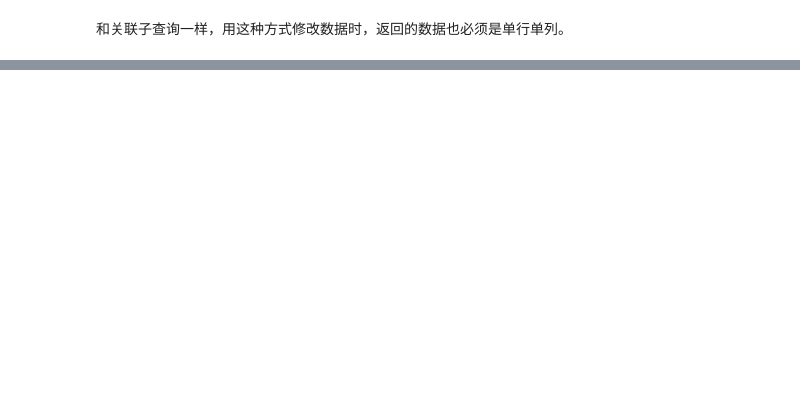
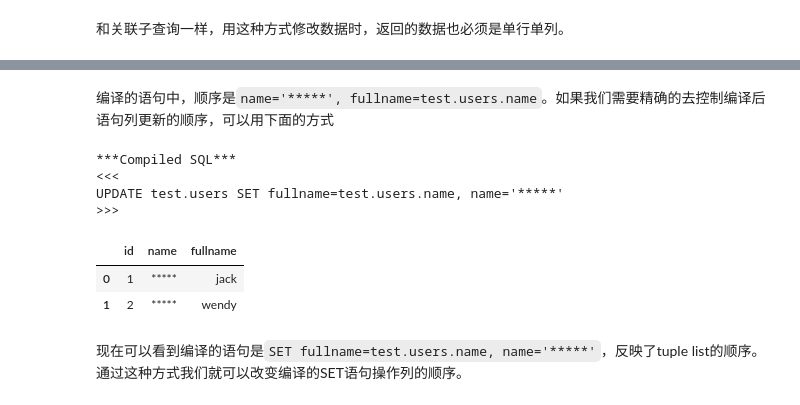
Before and after one commit to tade0726/jupyter_labs, a Jupyter notebook: exolution/0009_sqlalchemy_core/0010_sqlalchemy_intro_2.ipynb, the cells around one changed output, grey strips where cells are left out. Drawn from its saved outputs; the diff is of its cells as text; code cells hidden in the pictures; blank space fills up the shorter version.

````diff
--- a/exolution/0009_sqlalchemy/0010_sqlalchemy_intro_2.ipynb
+++ b/exolution/0009_sqlalchemy_core/0010_sqlalchemy_intro_2.ipynb
@@ -1441,0 +1331,31 @@ WHERE test.addresses.user_id = test.users.id GROUP BY test.addresses.user_id)
+# %% [markdown]
+编译的语句中，顺序是```name='*****', fullname=test.users.name```。如果我们需要精确的去控制编译后语句列更新的顺序，可以用下面的方式
+# %%
+users, addresses = reset_tables(engine)
+
+s = (
+    users
+    .update(preserve_parameter_order=True) #添加preserve_parameter_order=True
+    .values(   #使用tuple list定义列更新逻辑
+        [
+            (users.c.fullname,users.c.name),
+            (users.c.name,'*****'),
+        ]
+    )
+)
+
+engine.execute(s)
+
+print_sql(engine, s)
+
+display(get_table(engine,users))
+# %% [output]
+***Compiled SQL***
+<<<
+UPDATE test.users SET fullname=test.users.name, name='*****'
+>>>
+|  | id | name | fullname |
+| 0 | 1 | ***** | jack |
+| 1 | 2 | ***** | wendy |
+# %% [markdown]
+现在可以看到编译的语句是```SET fullname=test.users.name, name='*****'```，反映了tuple list的顺序。通过这种方式我们就可以改变编译的SET语句操作列的顺序。
````
Also changed, not shown: parts of 67 cells of this notebook, 14 other files.
